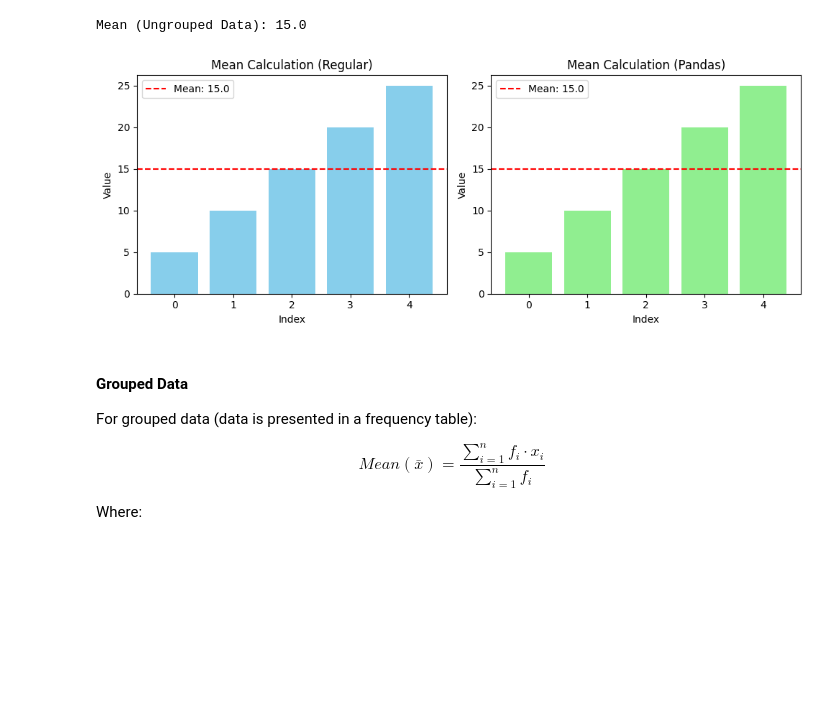
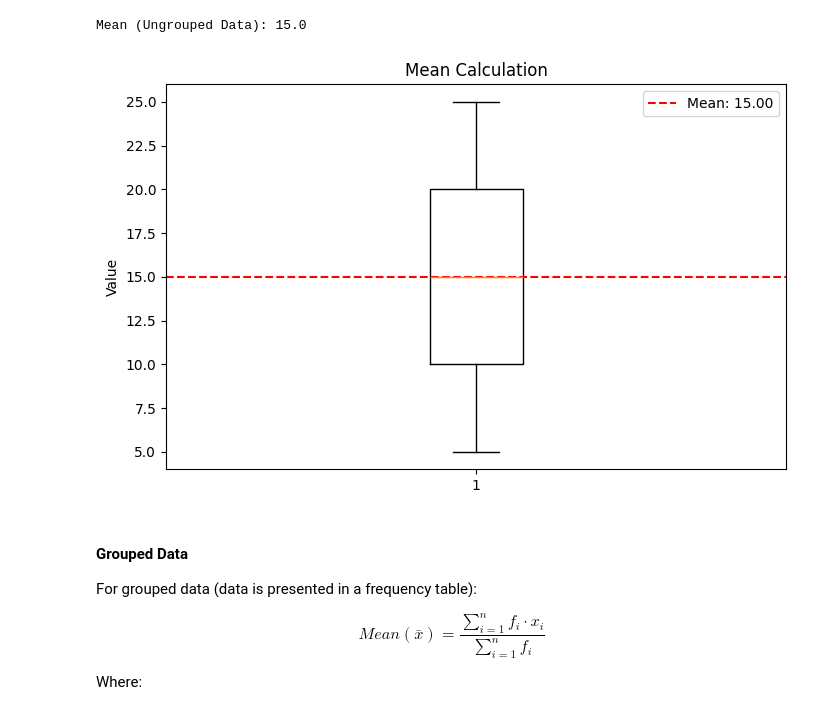
Before and after one commit to imranhasan22/handbook_imran, a Jupyter notebook: ai/Statistics.ipynb, the cells around one changed output. Saved outputs shown, nothing was run; the diff lists cells and outputs as text; code cells hidden in the pictures; blank space fills up the shorter version.

Commit message:
visualization updated

```diff
--- a/ai/Statistics.ipynb
+++ b/ai/Statistics.ipynb
@@ -311,34 +311,20 @@ Mean (Ungrouped Data): 15.0
 import pandas as pd
 
 data_series = pd.Series(data)
-mean_pandas = data_series.mean()
-print(f"Mean (Ungrouped Data): {mean_pandas}")
+mean = data_series.mean()
+print(f"Mean (Ungrouped Data): {mean}")
 # %% [output]
 Mean (Ungrouped Data): 15.0
 # %%
-# Visualization
-fig, axs = plt.subplots(1, 2, figsize=(10, 4))
-
-# Subplot 1: Regular Implementation Visualization
-axs[0].bar(range(len(data)), data, color='skyblue')
-axs[0].axhline(y=mean_regular, color='r', linestyle='--', label=f'Mean: {mean_regular}')
-axs[0].set_title('Mean Calculation (Regular)')
-axs[0].set_xlabel('Index')
-axs[0].set_ylabel('Value')
-axs[0].legend()
-
-# Subplot 2: Pandas Implementation Visualization
-axs[1].bar(data_series.index, data_series, color='lightgreen')
-axs[1].axhline(y=mean_pandas, color='r', linestyle='--', label=f'Mean: {mean_pandas}')
-axs[1].set_title('Mean Calculation (Pandas)')
-axs[1].set_xlabel('Index')
-axs[1].set_ylabel('Value')
-axs[1].legend()
-
-plt.tight_layout()
+plt.figure(figsize=(8, 5))
+plt.boxplot(data)
+plt.axhline(y=mean, color='r', linestyle='--', label=f'Mean: {mean_regular:.2f}')
+plt.title('Mean Calculation')
+plt.ylabel('Value')
+plt.legend()
 plt.show()
 # %% [output]
-[figure, old version]
+[figure, new version]
 # %% [markdown]
 #### Grouped Data
 For grouped data (data is presented in a frequency table):
```
Also changed, not shown: parts of 17 cells of this notebook.
